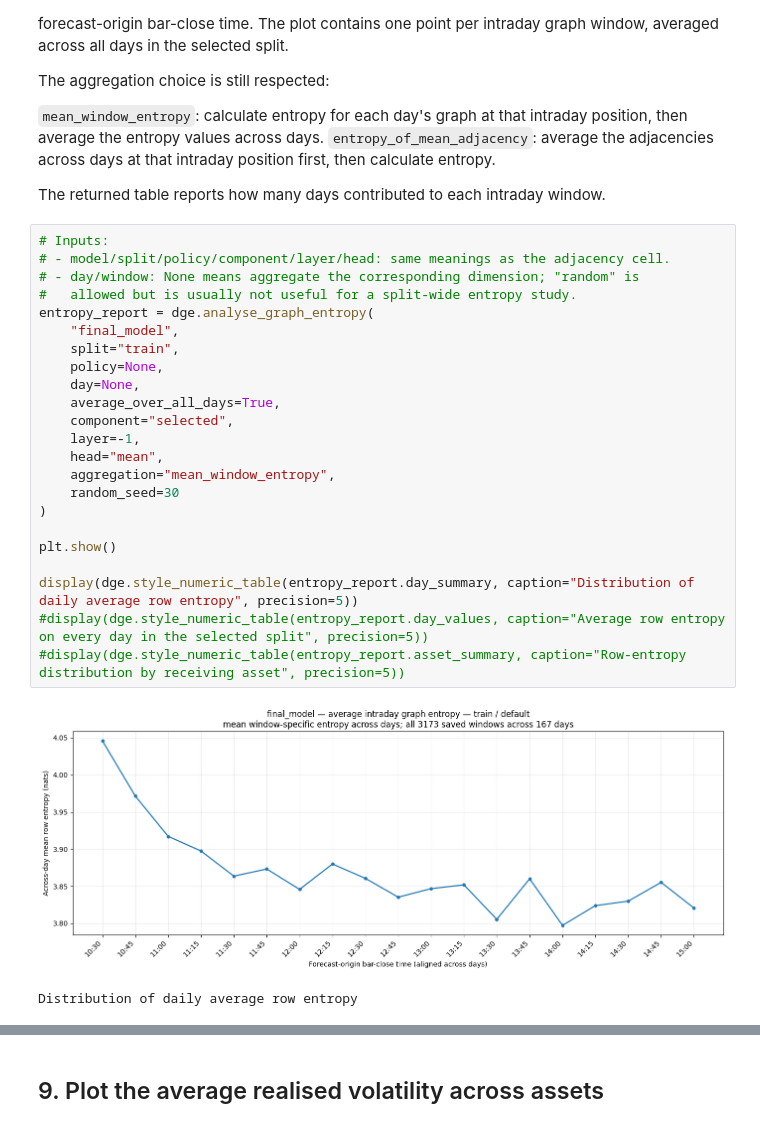
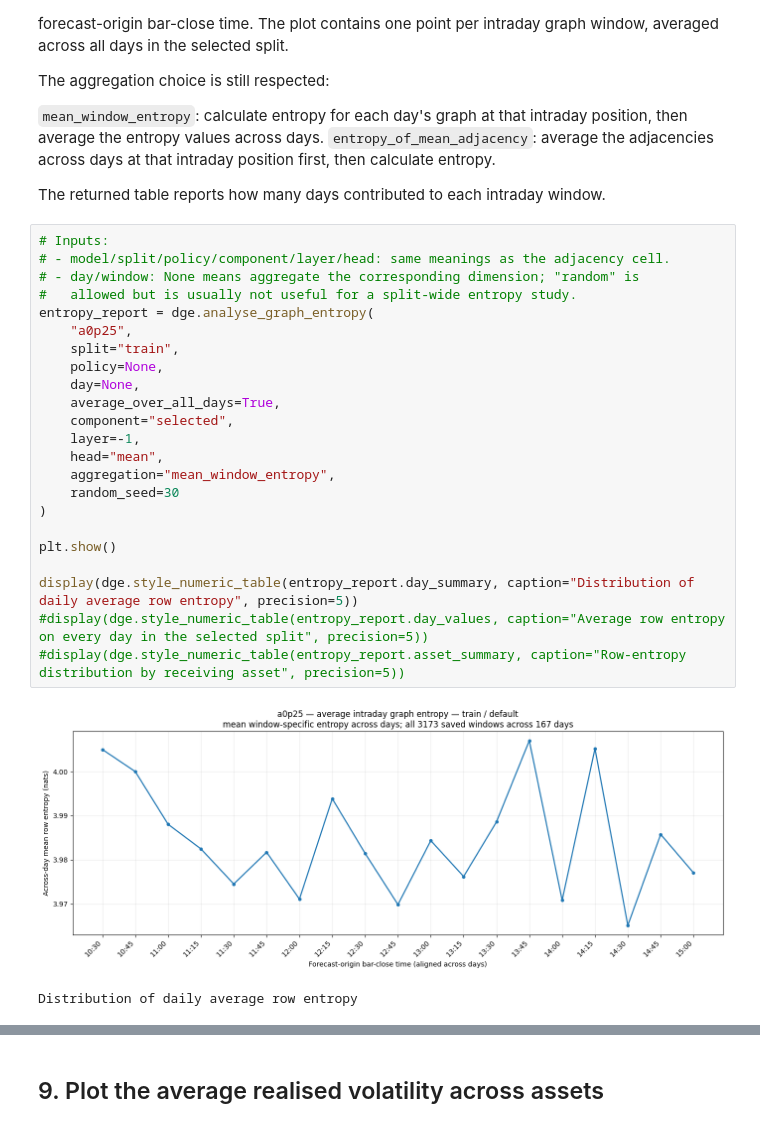
Before and after one commit to VishR-94/dynamic_graphs_thesis, a Jupyter notebook: notebooks/graph_hub.ipynb, the cells around one changed output, grey strips where cells are left out. Saved outputs shown, nothing was run; the diff lists cells and outputs as text.

```diff
--- a/notebooks/graph_hub.ipynb
+++ b/notebooks/graph_hub.ipynb
@@ -444,28 +469,28 @@ The returned table reports how many days contributed to each intraday window.
 # %%
 # Inputs:
 # - model/split/policy/component/layer/head: same meanings as the adjacency cell.
 # - day/window: None means aggregate the corresponding dimension; "random" is
 #   allowed but is usually not useful for a split-wide entropy study.
 entropy_report = dge.analyse_graph_entropy(
-    "final_model",
+    "a0p25",
     split="train",
     policy=None,
     day=None,
     average_over_all_days=True,
     component="selected",
     layer=-1,
     head="mean",
     aggregation="mean_window_entropy",
     random_seed=30
 )
 
 plt.show()
 
 display(dge.style_numeric_table(entropy_report.day_summary, caption="Distribution of daily average row entropy", precision=5))
 #display(dge.style_numeric_table(entropy_report.day_values, caption="Average row entropy on every day in the selected split", precision=5))
 #display(dge.style_numeric_table(entropy_report.asset_summary, caption="Row-entropy distribution by receiving asset", precision=5))
 # %% [output]
-[figure, old version]
+[figure, new version]
 Distribution of daily average row entropy
 |  | Selected split | Selection | Aggregation | Plot granularity | Days | Intraday window positions | ... |
 | 0 | train | all 3173 saved windows across 167... | Mean window entropy across days | intraday_average | 167.00000 | 19.00000 | ... |
```
Also changed, not shown: parts of 3 cells of this notebook, 6 other files.
